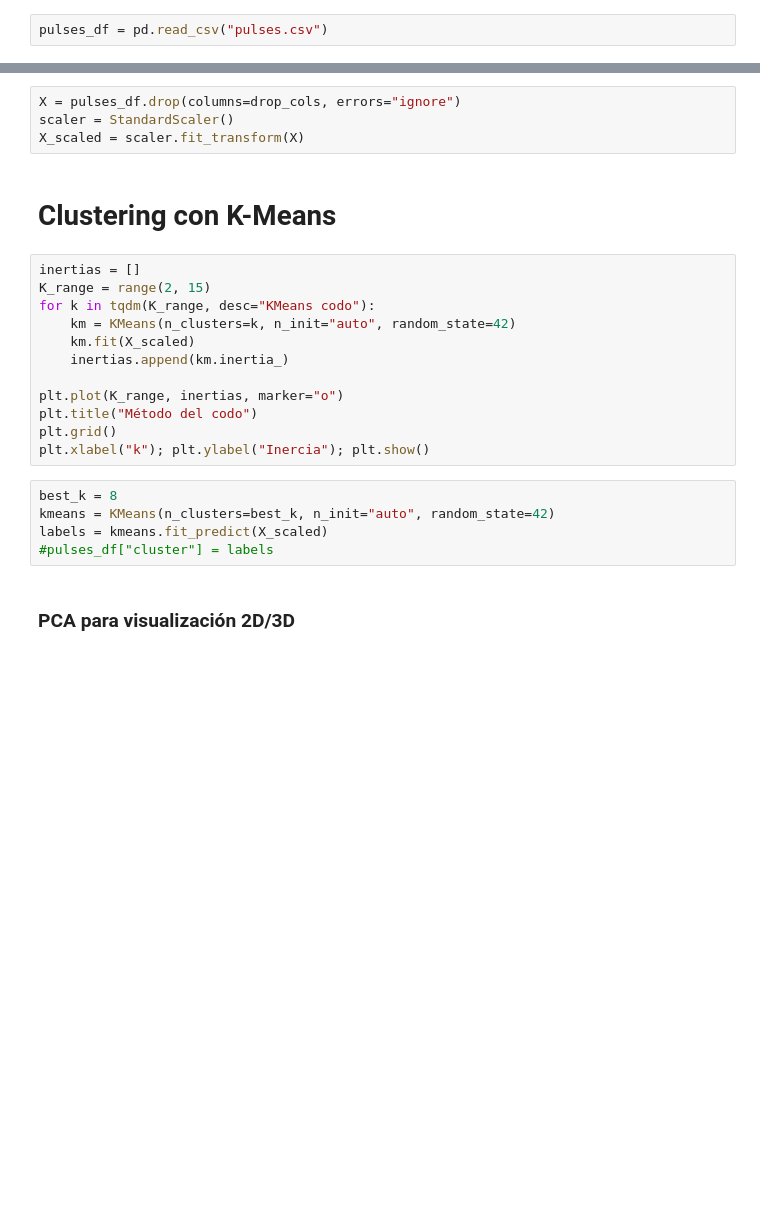
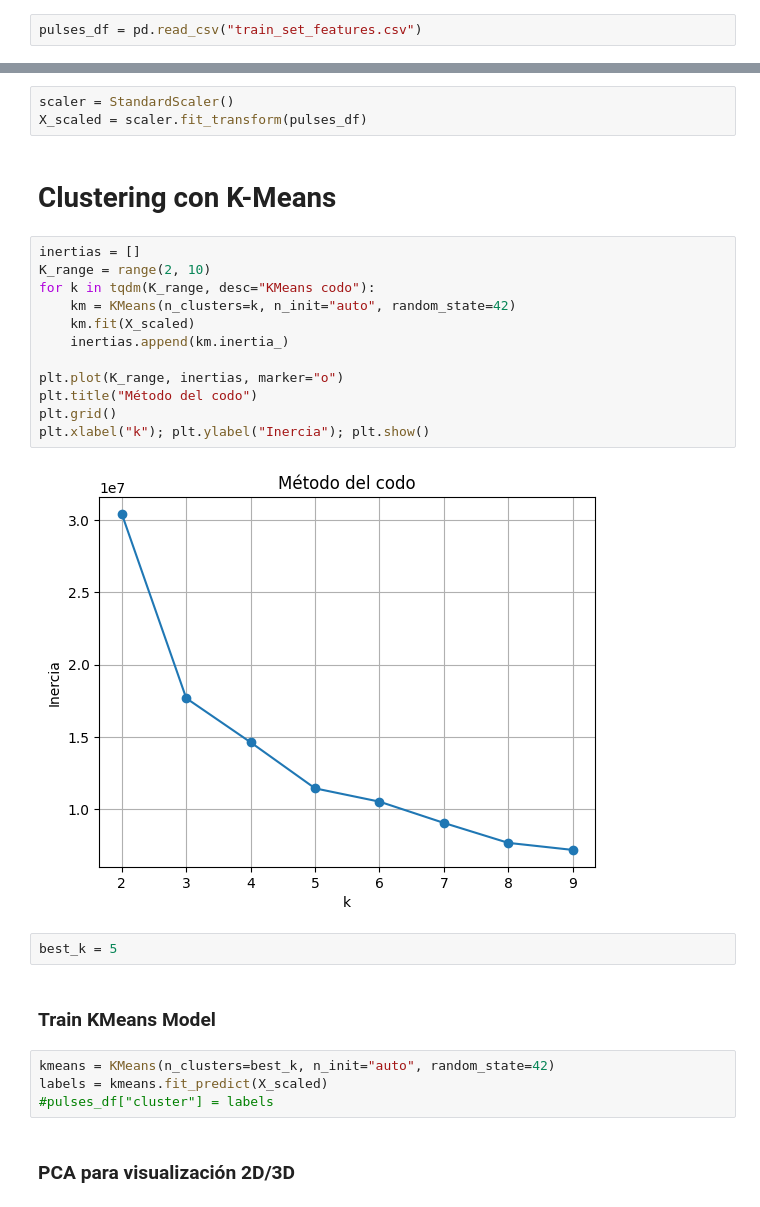
Before and after one commit to ECFM-USAC/LAGO_data_model, a Jupyter notebook: notebooks/clustering.ipynb, the cells around one changed output, grey strips where cells are left out. Cells and saved outputs as stored; diff of their text form; blank space fills up the shorter version.

Commit message:
updated models

```diff
--- a/notebooks/clustering.ipynb
+++ b/notebooks/clustering.ipynb
@@ -25,2 +21,2 @@ with open("all_segments.pkl", "rb") as f:
 # %%
-pulses_df = pd.read_csv("pulses.csv")
+pulses_df = pd.read_csv("train_set_features.csv")
@@ -29,23 +41,27 @@ drop_cols = ["row_id", "start_idx",	"min_idx",	"end_idx"]
 # %%
-X = pulses_df.drop(columns=drop_cols, errors="ignore")
 scaler = StandardScaler()
-X_scaled = scaler.fit_transform(X)
+X_scaled = scaler.fit_transform(pulses_df)
 # %% [markdown]
 # Clustering con K-Means
 # %%
 inertias = []
-K_range = range(2, 15)
+K_range = range(2, 10)
 for k in tqdm(K_range, desc="KMeans codo"):
     km = KMeans(n_clusters=k, n_init="auto", random_state=42)
     km.fit(X_scaled)
     inertias.append(km.inertia_)
 
 plt.plot(K_range, inertias, marker="o")
 plt.title("Método del codo")
 plt.grid()
 plt.xlabel("k"); plt.ylabel("Inercia"); plt.show()
+# %% [output]
+[figure, added]
+# %%
+best_k = 5
+# %% [markdown]
+### Train KMeans Model
 # %%
-best_k = 8
 kmeans = KMeans(n_clusters=best_k, n_init="auto", random_state=42)
 labels = kmeans.fit_predict(X_scaled)
 #pulses_df["cluster"] = labels
```
Also changed, not shown: parts of 14 cells of this notebook, 4 other files.
